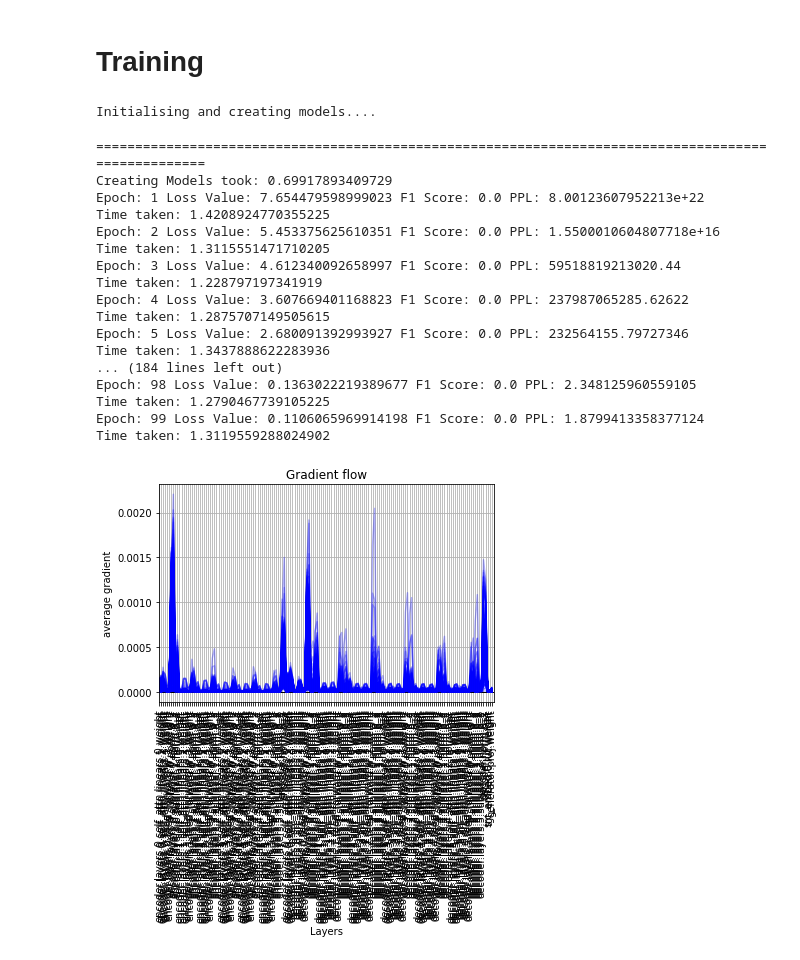
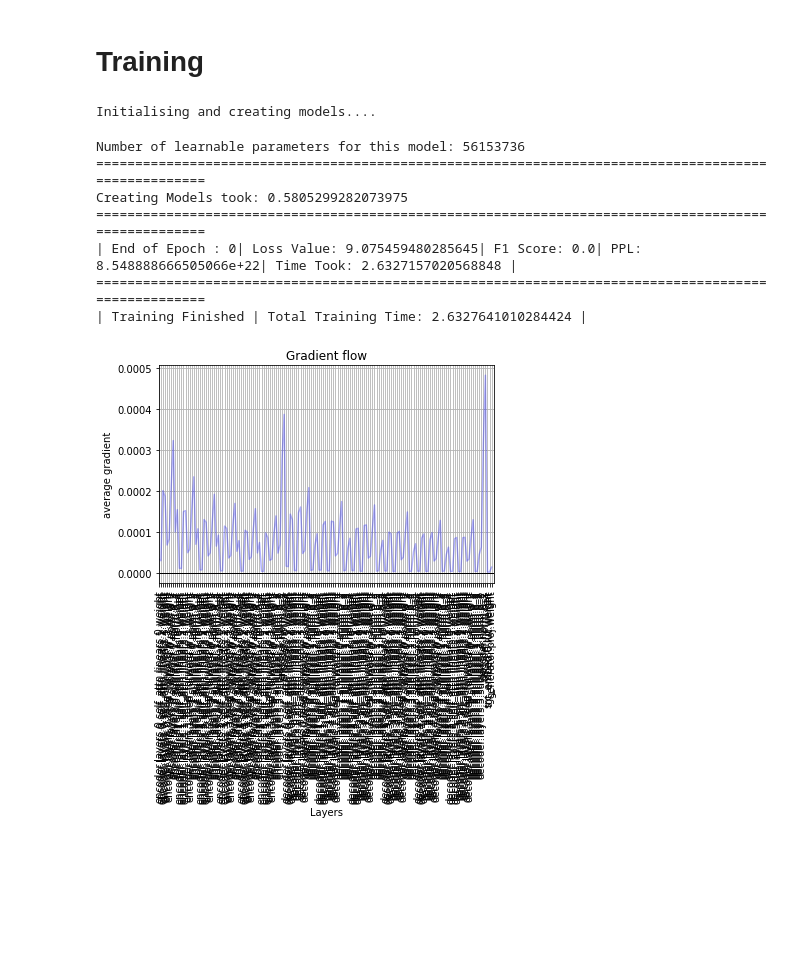
Before and after one commit to deepak4669/Conversational-Agents, a Jupyter notebook: Dialog Systems/Colab-Notebooks/transformer_cornell.ipynb, the cells around one changed output. Saved outputs shown, nothing was run; the diff lists cells and outputs as text; code cells hidden in the pictures; blank space fills up the shorter version.

Commit message:
final training

```diff
--- a/Dialog Systems/Colab-Notebooks/transformer_cornell.ipynb
+++ b/Dialog Systems/Colab-Notebooks/transformer_cornell.ipynb
@@ -661,7 +666,7 @@ def make_model(src_vocab, tgt_vocab, N=6,
     # Initialize parameters with Glorot / fan_avg.
     for p in model.parameters():
         if p.dim() > 1:
-            nn.init.xavier_uniform(p)
+            nn.init.xavier_uniform_(p)
     return model
 # %% [markdown]
 # Model 2
@@ -1137,55 +1156,53 @@ def training(batches,model,n_epochs,n_batches,criterion,model_opt,loadFile):
+# %%
+def get_parameter_count(model):
+    return sum(p.numel() for p in model.parameters() if p.requires_grad)
 # %%
 batches=data_generation(pairs,10,10)
 # %%
 print("Initialising and creating models....")
 V=voc.num_words
 t1=time.time()
 # criterion=LabelSmoothing()
 criterion = LabelSmoothing(size=V, padding_idx=0, smoothing=0.0)
 
 model=make_model(V,V)
 model.to(device)
 
+learnable_parameter_count=get_parameter_count(model)
+
+print("Number of learnable parameters for this model: "+str(learnable_parameter_count))
+
 # model_opt=torch.optim.Adam(model.parameters(),lr=0.0001,betas=(0.9,0.988),eps=1e-9)
 model_opt = NoamOpt(model.src_embed[0].d_model, 1, 400,
         torch.optim.Adam(model.parameters(), lr=0, betas=(0.9, 0.98), eps=1e-9))
 print("="*100)
 print("Creating Models took: "+str(time.time()-t1))
 
-save_dir='C:\\Users\\deepa\\Conversational Agents'
+save_dir='/content/drive/My Drive/Model Data'
 # loadFile=os.path.join(save_dir,'transformer','cornell-movie','2_checkpoint')
 # loadFile="C:\\Users\\deepa\\Conversational Agents\\transformer\\cornell-movie\\1_checkpoint.tar"
+loadFile='/content/drive/My Drive/Model Data/transformer/cornell-movie/2_checkpoint.tar'
 loadFile=None
 
 if(loadFile):
     checkpoint=torch.load(loadFile)
     model.load_state_dict(checkpoint['model'])
     model_opt.optimizer.load_state_dict(checkpoint['opt'])
 
 
 
 model.train()
-training(batches,model,100,10,criterion,model_opt,loadFile)
+training(batches,model,1,1,criterion,model_opt,loadFile,5)
 # %% [output]
 Initialising and creating models....
+Number of learnable parameters for this model: 56153736
 ====================================================================================================
-Creating Models took: 0.69917893409729
-Epoch: 1 Loss Value: 7.654479598999023 F1 Score: 0.0 PPL: 8.00123607952213e+22
-Time taken: 1.4208924770355225
-Epoch: 2 Loss Value: 5.453375625610351 F1 Score: 0.0 PPL: 1.5500010604807718e+16
-Time taken: 1.3115551471710205
-Epoch: 3 Loss Value: 4.612340092658997 F1 Score: 0.0 PPL: 59518819213020.44
-Time taken: 1.228797197341919
-Epoch: 4 Loss Value: 3.607669401168823 F1 Score: 0.0 PPL: 237987065285.62622
-Time taken: 1.2875707149505615
-Epoch: 5 Loss Value: 2.680091392993927 F1 Score: 0.0 PPL: 232564155.79727346
-Time taken: 1.3437888622283936
-... (184 lines left out)
-Epoch: 98 Loss Value: 0.1363022219389677 F1 Score: 0.0 PPL: 2.348125960559105
-Time taken: 1.2790467739105225
-Epoch: 99 Loss Value: 0.1106065969914198 F1 Score: 0.0 PPL: 1.8799413358377124
-Time taken: 1.3119559288024902
+Creating Models took: 0.5805299282073975
+====================================================================================================
+| End of Epoch : 0| Loss Value: 9.075459480285645| F1 Score: 0.0| PPL: 8.548888666505066e+22| Time Took: 2.6327157020568848 |
+====================================================================================================
+| Training Finished | Total Training Time: 2.6327641010284424 |
-[figure, old version]
+[figure, new version]
 # %%
 def greedy_decode(model, src, src_mask, max_len, start_symbol):
     memory = model.encode(src, src_mask)
```
Also changed, not shown: parts of 9 cells of this notebook.
